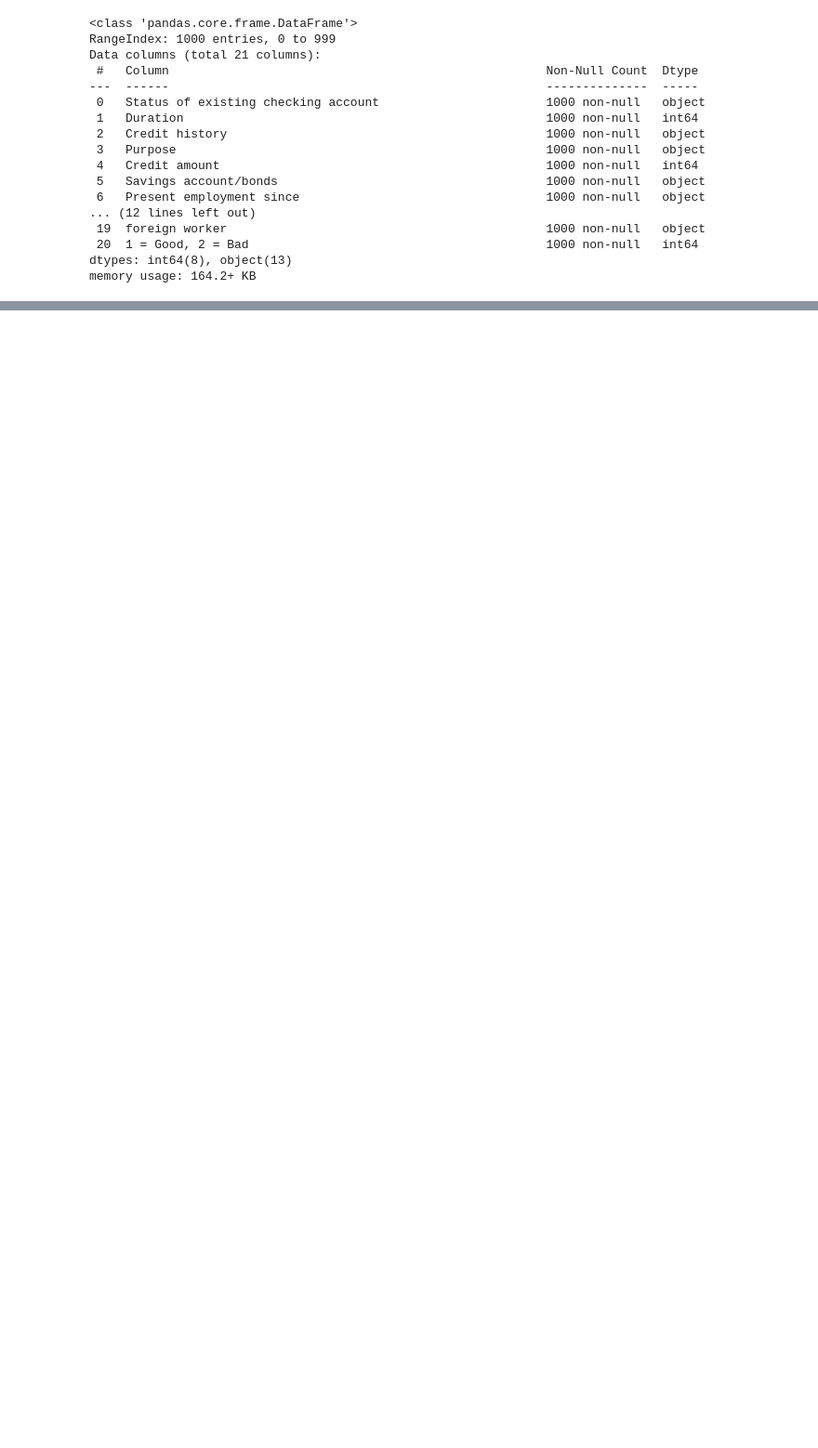
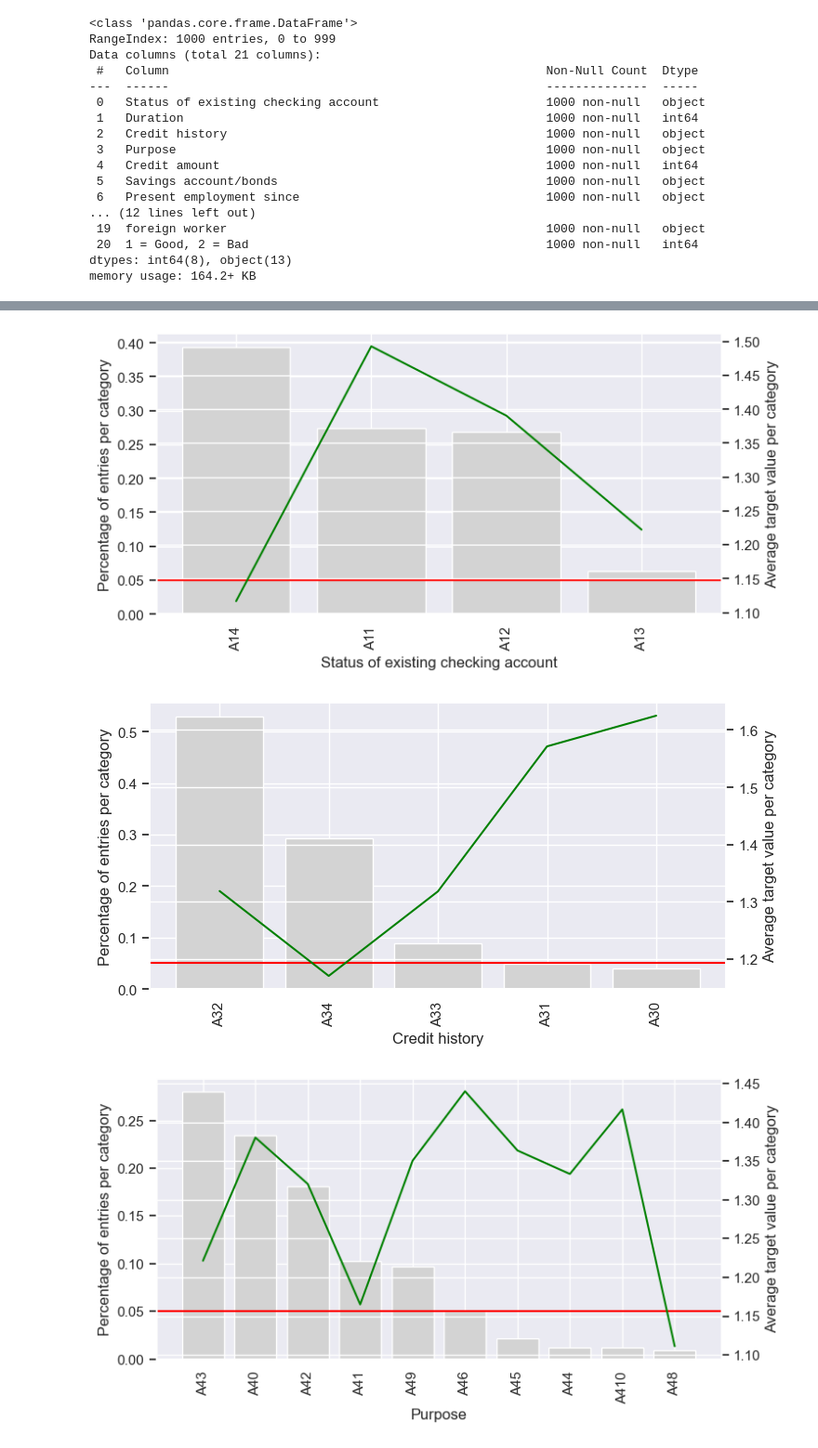
Before and after one commit to kakashi-san/german_statlog_credit_analysis, a Jupyter notebook: credit_risk_modelling.ipynb, the cells around one changed output, grey strips where cells are left out. Shown at 93% size. Drawn from its saved outputs; the diff is of its cells as text; code cells hidden in the pictures; blank space fills up the shorter version.

```diff
--- a/credit_risk_modelling.ipynb
+++ b/credit_risk_modelling.ipynb
@@ -169,3 +398,11 @@ def plot_categorical_variable_counts(data, column_name, title=None, ylabel=None)
 ip_data = handle_statlog_german_credit_data(
     statlog_german_credit_data
 )
+target = '1 = Good, 2 = Bad'
+ignore_cat = [
+    'Duration',
+    'Number of existing credits at this bank',
+    'Installment rate in percentage of disposable income',
+    'Number of people being liable to provide maintenance for',
+    'Present residence since'
+]
@@ -318,0 +522,7 @@ Summary:
+# %%
+cat_cols = filter_categorical_columns(
+    var_types=var_types,
+    target=target,
+    ignore_cat=ignore_cat
+)
+cat_cols
@@ -318,0 +557,9 @@ Summary:
+# %%
+for col in cat_cols:
+
+    temp_df = calculate_mean_target_per_category(ip_data, col, target)
+    plot_categories(temp_df, col, target)
+# %% [output]
+[figure, added]
+[figure, added]
+[figure, added]
```
Also changed, not shown: parts of 65 cells of this notebook, 2 other files.
